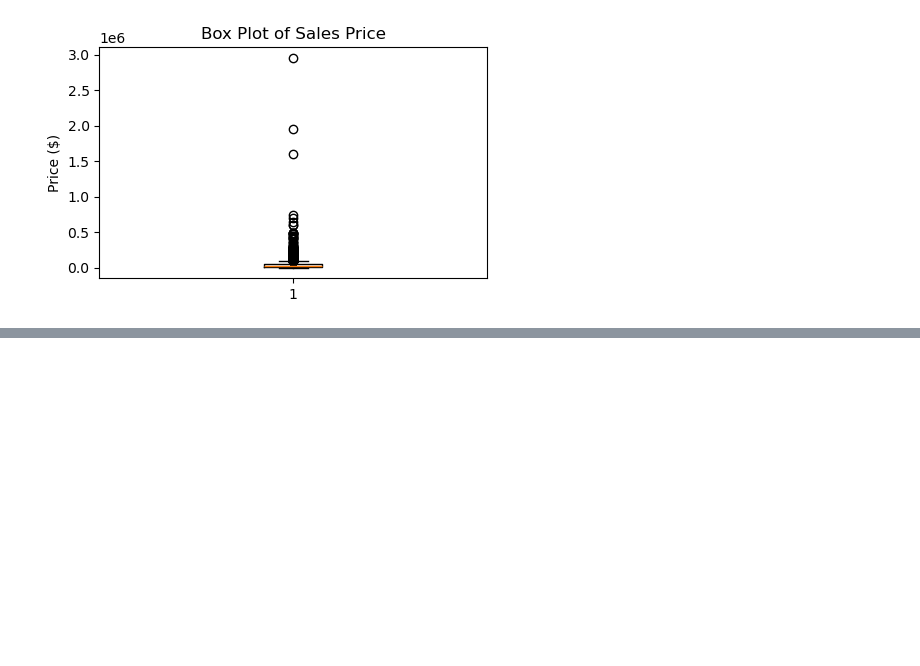
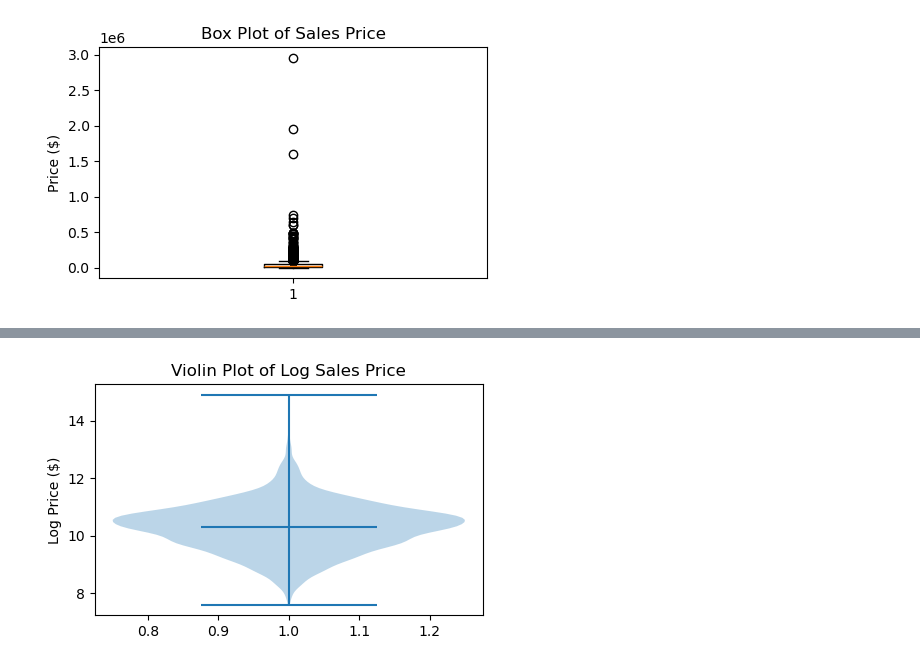
Before and after one commit to lshiyu4210/used_car_price_prediction, a Jupyter notebook: midterm.ipynb, the cells around one changed output, grey strips where cells are left out. Drawn from its saved outputs; the diff is of its cells as text; code cells hidden in the pictures; blank space fills up the shorter version.

```diff
--- a/midterm.ipynb
+++ b/midterm.ipynb
@@ -279,0 +267,9 @@ df_sorted.head(30)
+# %%
+# Violinplot of log tranformed sales_price
+plt.figure(figsize=(5, 3))
+plt.violinplot(used_car['sales_price_log'], showmeans=True)
+plt.title('Violin Plot of Log Sales Price')
+plt.ylabel('Log Price ($)')
+plt.show()
+# %% [output]
+[figure, added]
```
Also changed, not shown: parts of 24 cells of this notebook, 1 other file.
